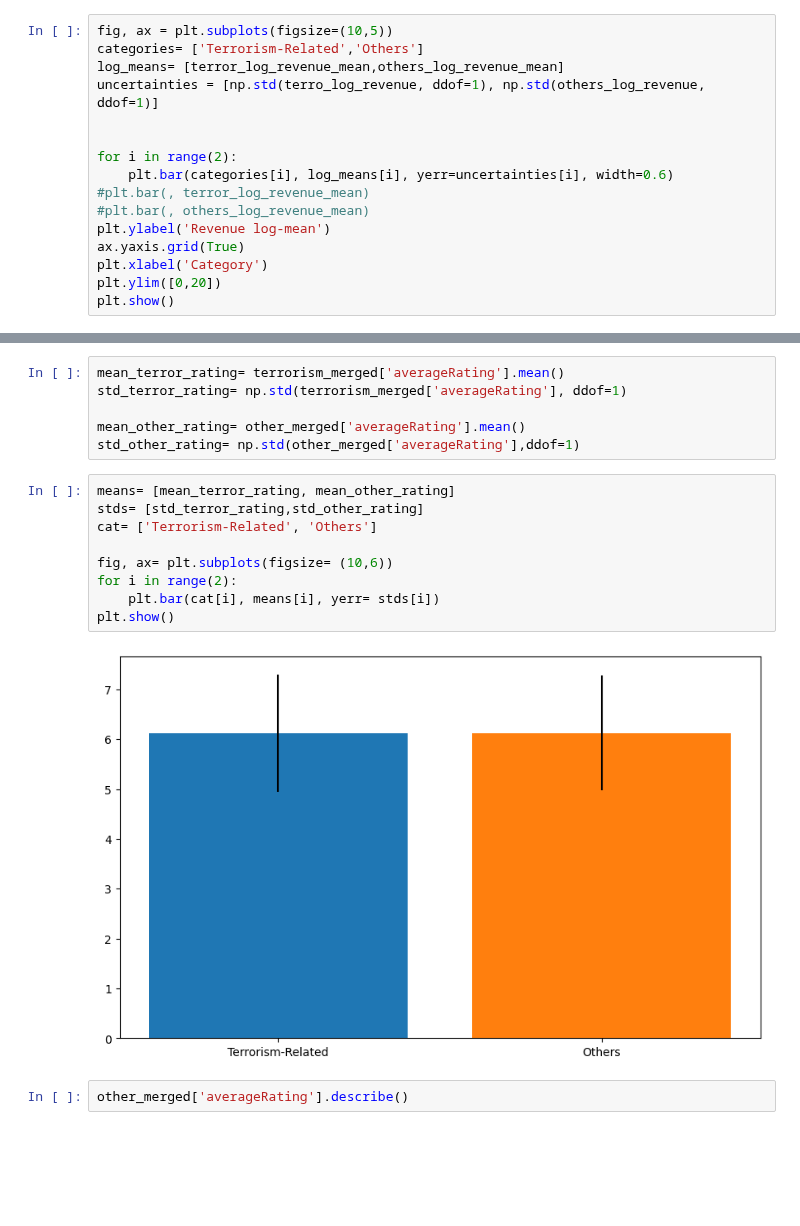
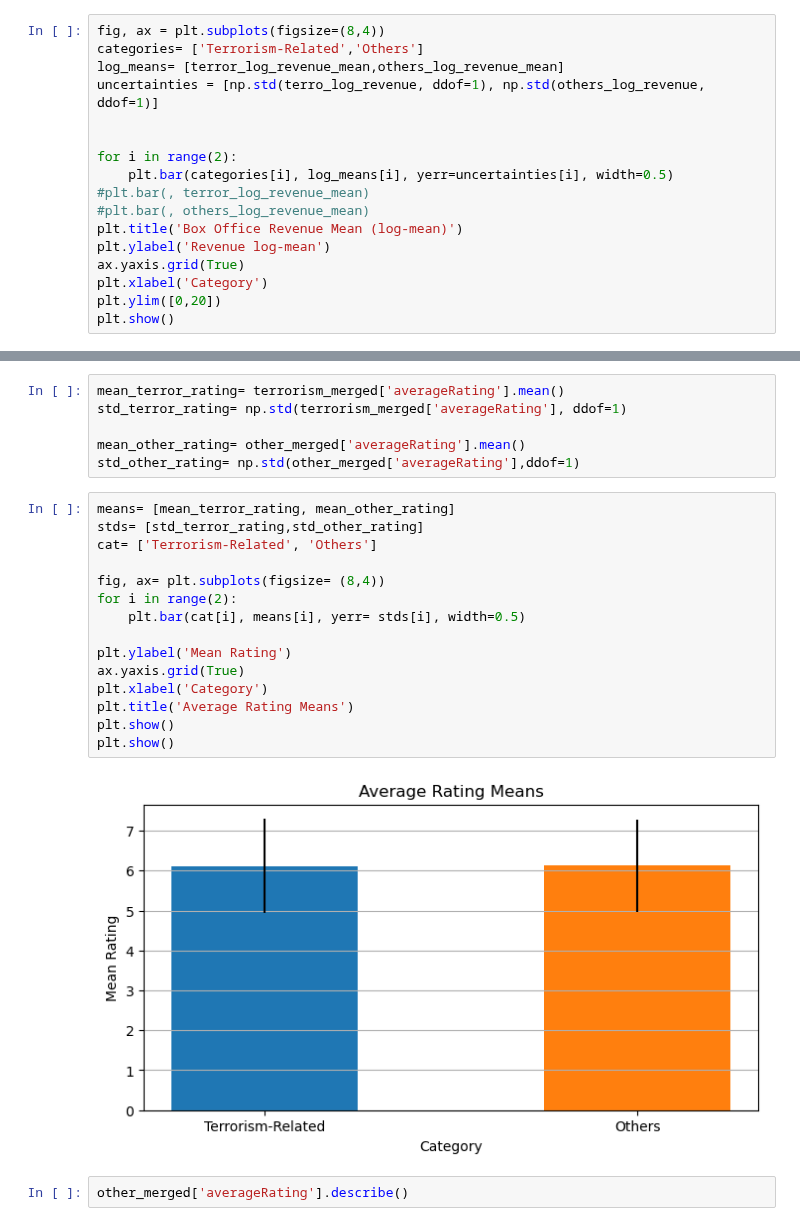
Before and after one commit to epfl-ada/ada-2023-project-boat2023, a Jupyter notebook: projectADA.ipynb, the cells around one changed output, grey strips where cells are left out. Cells and saved outputs as stored; diff of their text form; blank space fills up the shorter version.

```diff
--- a/projectADA.ipynb
+++ b/projectADA.ipynb
@@ -115,16 +115,17 @@ print(others_log_revenue_mean)
 16.824938751643955
 15.624203760130868
 # %%
-fig, ax = plt.subplots(figsize=(10,5))
+fig, ax = plt.subplots(figsize=(8,4))
 categories= ['Terrorism-Related','Others']
 log_means= [terror_log_revenue_mean,others_log_revenue_mean]
 uncertainties = [np.std(terro_log_revenue, ddof=1), np.std(others_log_revenue, ddof=1)]
 
 
 for i in range(2):
-    plt.bar(categories[i], log_means[i], yerr=uncertainties[i], width=0.6)
+    plt.bar(categories[i], log_means[i], yerr=uncertainties[i], width=0.5)
 #plt.bar(, terror_log_revenue_mean)
 #plt.bar(, others_log_revenue_mean)
+plt.title('Box Office Revenue Mean (log-mean)')
 plt.ylabel('Revenue log-mean')
 ax.yaxis.grid(True)
 plt.xlabel('Category')
@@ -209,14 +210,20 @@ std_other_rating= np.std(other_merged['averageRating'],ddof=1)
 # %%
 means= [mean_terror_rating, mean_other_rating]
 stds= [std_terror_rating,std_other_rating]
 cat= ['Terrorism-Related', 'Others']
 
-fig, ax= plt.subplots(figsize= (10,6))
+fig, ax= plt.subplots(figsize= (8,4))
 for i in range(2):
-    plt.bar(cat[i], means[i], yerr= stds[i])
+    plt.bar(cat[i], means[i], yerr= stds[i], width=0.5)
+
+plt.ylabel('Mean Rating')
+ax.yaxis.grid(True)
+plt.xlabel('Category')
+plt.title('Average Rating Means')
 plt.show()
+plt.show()
 # %% [output]
-[figure, old version]
+[figure, new version]
 # %%
 other_merged['averageRating'].describe()
 # %% [output]
```
Also changed, not shown: parts of 1 cell of this notebook.
